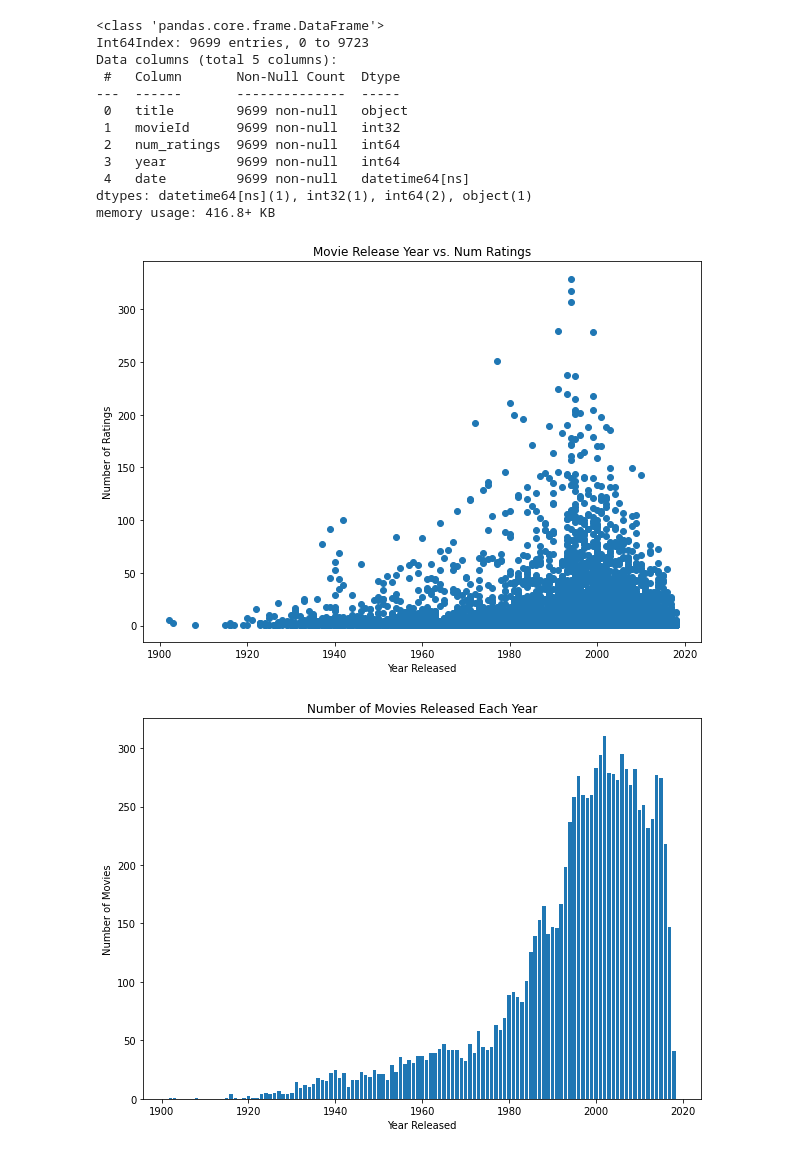
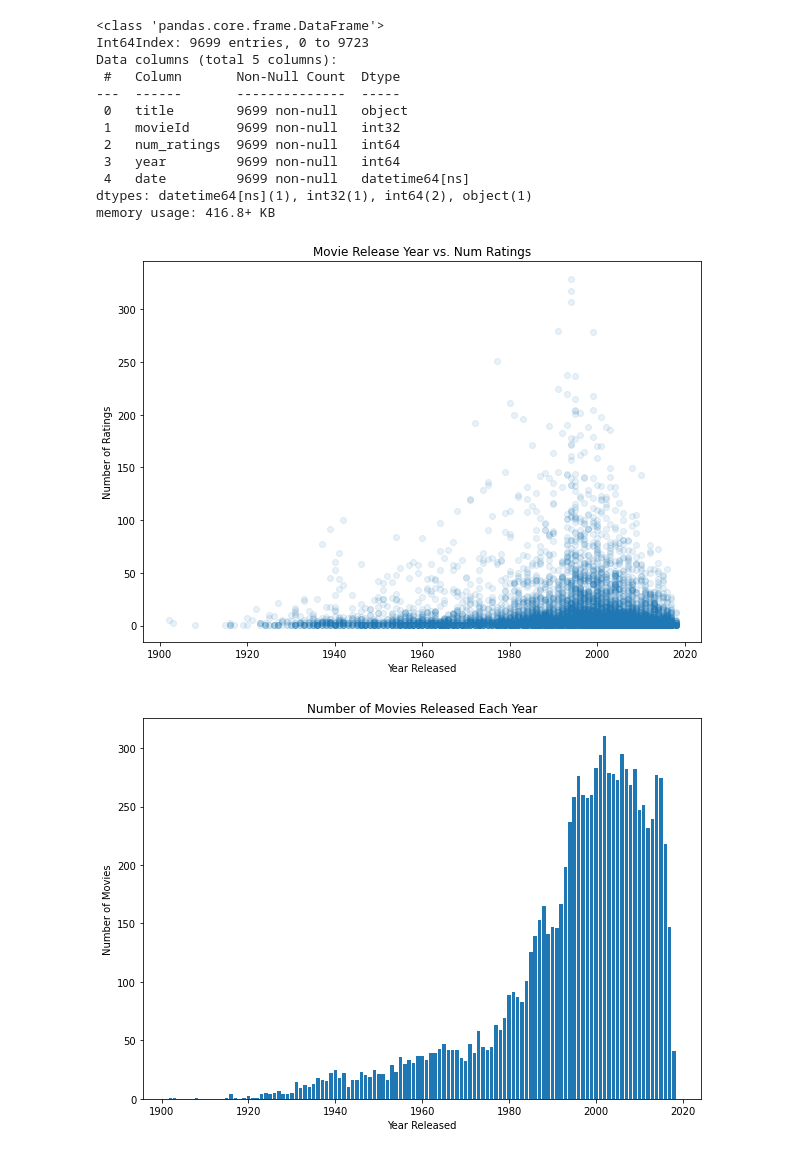
Before and after one commit to zachcarlson/MovieRecommender, a Jupyter notebook: Part1_EDA.ipynb, the cells around one changed output. Cells and saved outputs as stored; diff of their text form; code cells hidden in the pictures.

```diff
--- a/Part1_EDA.ipynb
+++ b/Part1_EDA.ipynb
@@ -547,16 +537,16 @@ memory usage: 416.8+ KB
 # %%
 fig, ax = plt.subplots()
 
-ax.scatter(pandas_by_year["year"], pandas_by_year["num_ratings"])
+ax.scatter(pandas_by_year["year"], pandas_by_year["num_ratings"], alpha=0.1)
 
 #customize appearance
 fig.set_size_inches([10, 7])
 ax.set_title("Movie Release Year vs. Num Ratings")
 ax.set_xlabel("Year Released")
 ax.set_ylabel("Number of Ratings")
 plt.show()
 # %% [output]
-[figure, old version]
+[figure, new version]
 # %%
 #group by year and count num movies
 pandas_by_year_counts = pandas_by_year.groupby("year").count()[["movieId"]]
```
Also changed, not shown: parts of 4 cells of this notebook.
